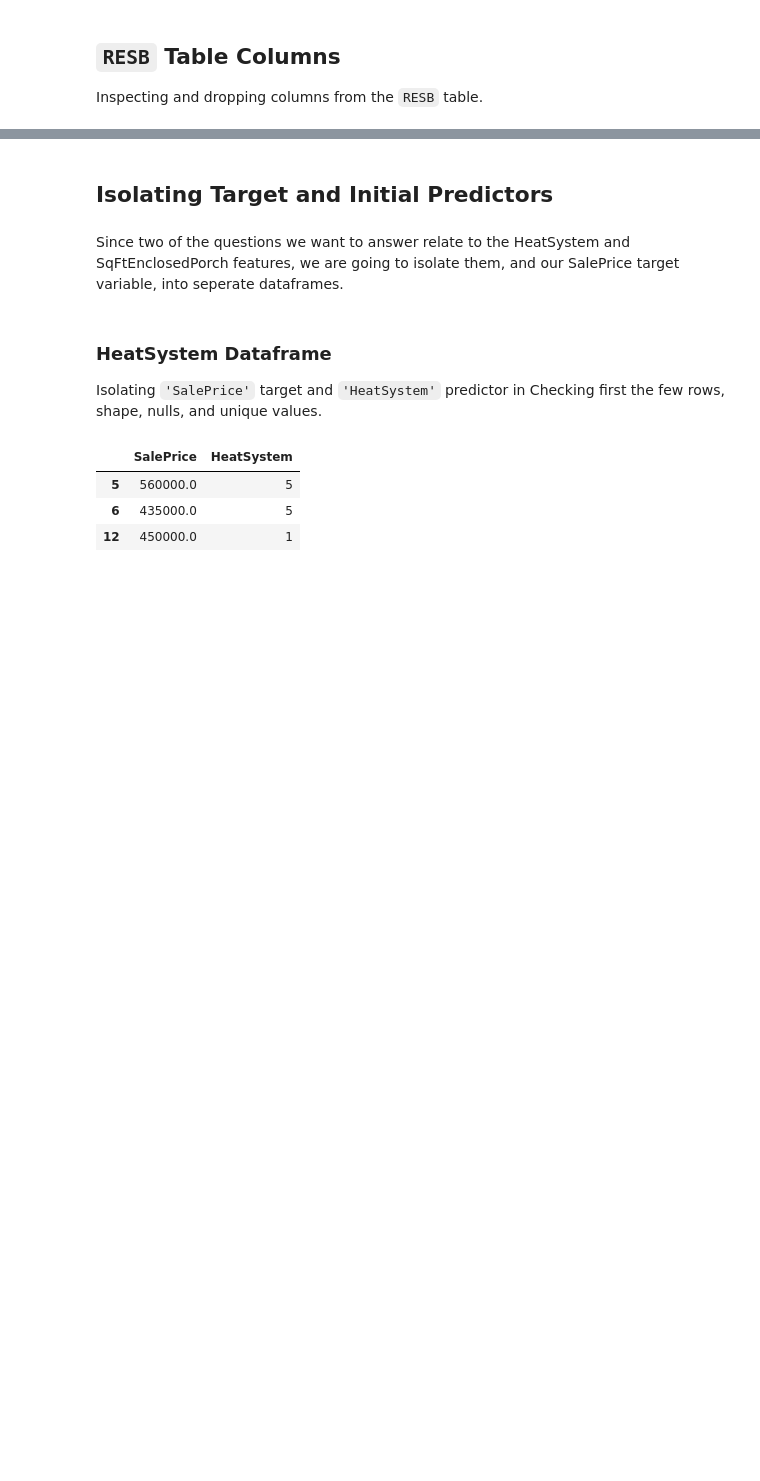
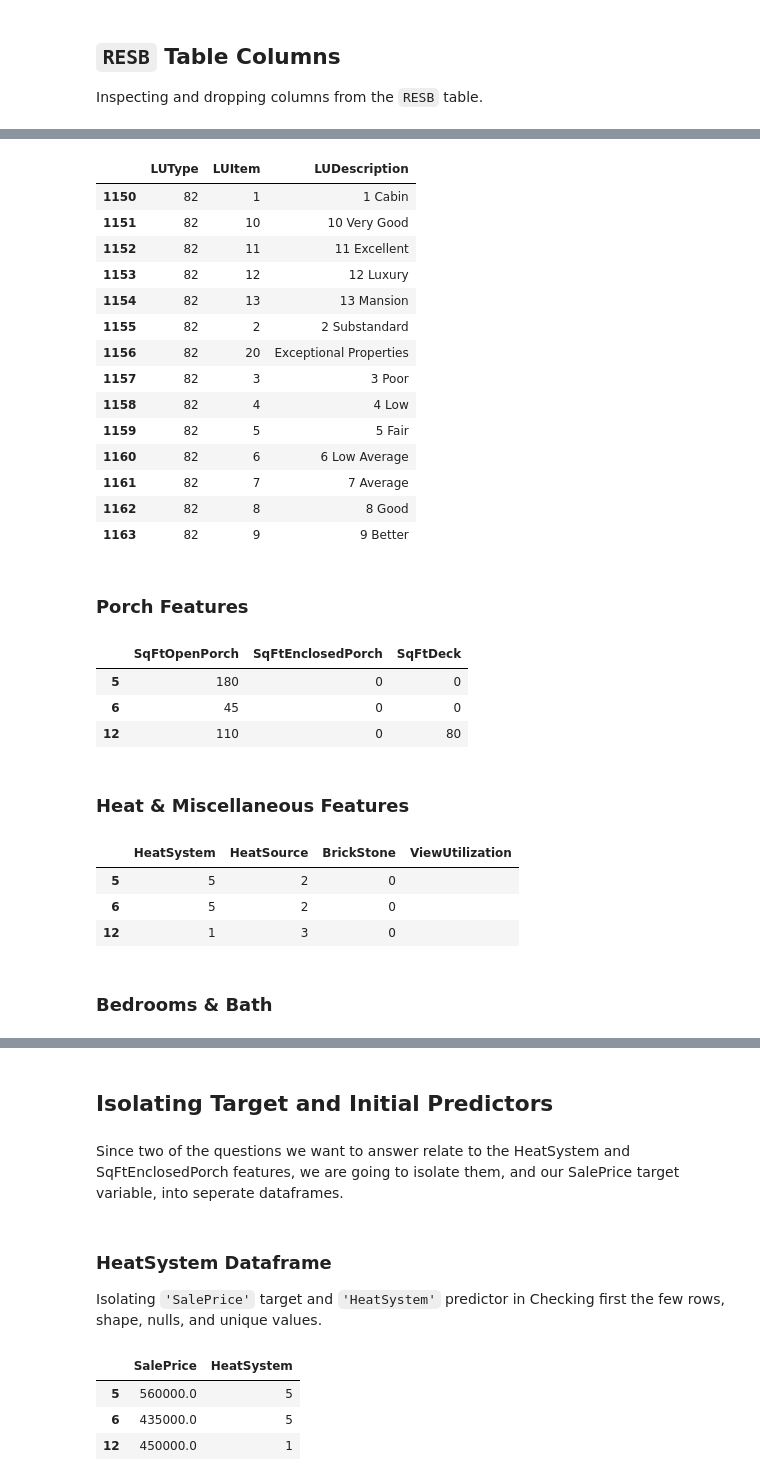
Before and after one commit to jeffreyhwatson/King_Co_Price_Analysis, a Jupyter notebook: notebooks/exploratory/eda_sql.ipynb, the cells around one changed output, grey strips where cells are left out. Saved outputs shown, nothing was run; the diff lists cells and outputs as text; code cells hidden in the pictures; blank space fills up the shorter version.

```diff
--- a/notebooks/exploratory/eda_sql.ipynb
+++ b/notebooks/exploratory/eda_sql.ipynb
@@ -1025,0 +1343,46 @@ Inspecting and dropping columns from the `RESB` table.
+# %%
+# looking up FinBasementGrade
+fn.lookup(look, 82)
+# %% [output]
+|  | LUType | LUItem | LUDescription |
+| 1150 | 82 | 1 | 1 Cabin |
+| 1151 | 82 | 10 | 10 Very Good |
+| 1152 | 82 | 11 | 11 Excellent |
+| 1153 | 82 | 12 | 12 Luxury |
+| 1154 | 82 | 13 | 13 Mansion |
+| 1155 | 82 | 2 | 2 Substandard |
+| 1156 | 82 | 20 | Exceptional Properties |
+| 1157 | 82 | 3 | 3 Poor |
+| 1158 | 82 | 4 | 4 Low |
+| 1159 | 82 | 5 | 5 Fair |
+| 1160 | 82 | 6 | 6 Low Average |
+| 1161 | 82 | 7 | 7 Average |
+| 1162 | 82 | 8 | 8 Good |
+| 1163 | 82 | 9 | 9 Better |
+# %% [markdown]
+### Porch Features
+# %%
+li = ['SqFtOpenPorch',
+ 'SqFtEnclosedPorch',
+ 'SqFtDeck']
+fn.chunker(df,li)
+# %% [output]
+|  | SqFtOpenPorch | SqFtEnclosedPorch | SqFtDeck |
+| 5 | 180 | 0 | 0 |
+| 6 | 45 | 0 | 0 |
+| 12 | 110 | 0 | 80 |
+# %% [markdown]
+### Heat & Miscellaneous Features
+# %%
+li = [ 'HeatSystem',
+ 'HeatSource',
+ 'BrickStone',
+ 'ViewUtilization']
+fn.chunker(df,li)
+# %% [output]
+|  | HeatSystem | HeatSource | BrickStone | ViewUtilization |
+| 5 | 5 | 2 | 0 |  |
+| 6 | 5 | 2 | 0 |  |
+| 12 | 1 | 3 | 0 |  |
+# %% [markdown]
+### Bedrooms & Bath
```
Also changed, not shown: parts of 70 cells of this notebook, 4 other files.
